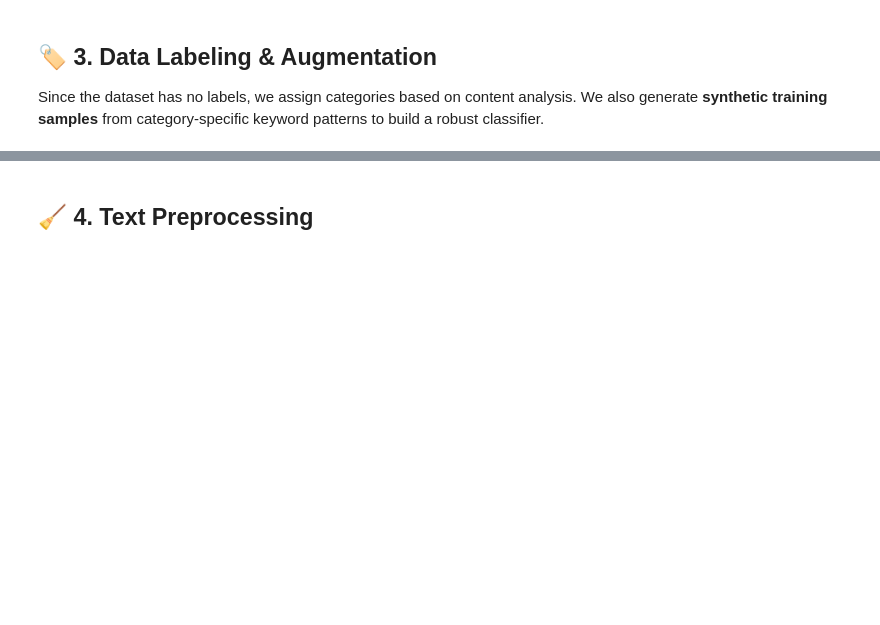
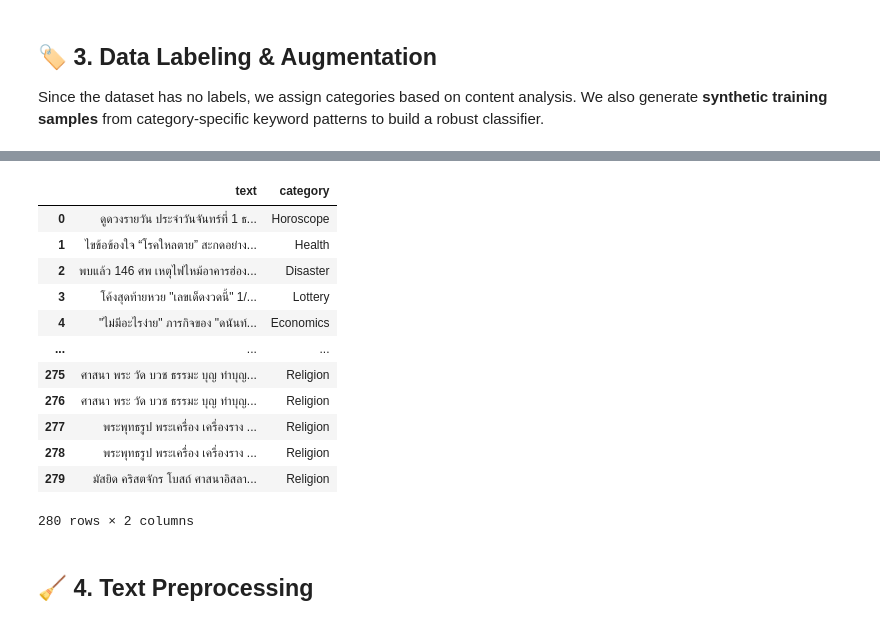
Before and after one commit to Krist-Kul/NLP-news-classification, a Jupyter notebook: thai_news_classifier.ipynb, the cells around one changed output, grey strips where cells are left out. Cells and saved outputs as stored; diff of their text form; code cells hidden in the pictures; blank space fills up the shorter version.

```diff
--- a/thai_news_classifier.ipynb
+++ b/thai_news_classifier.ipynb
@@ -204,3 +292,22 @@ Name: count, dtype: int64
+# %%
+train_df = train_df.replace('NaN', np.nan)
+train_df = train_df.dropna(subset=['category'])
+train_df = train_df.reset_index(drop=True)
+train_df
+# %% [output]
+|  | text | category |
+| 0 | ดูดวงรายวัน ประจำวันจันทร์ที่ 1 ธ... | Horoscope |
+| 1 | ไขข้อข้องใจ “โรคใหลตาย” สะกดอย่าง... | Health |
+| 2 | พบแล้ว 146 ศพ เหตุไฟไหม้อาคารฮ่อง... | Disaster |
+| 3 | โค้งสุดท้ายหวย "เลขเด็ดงวดนี้" 1/... | Lottery |
+| 4 | "ไม่มีอะไรง่าย" ภารกิจของ "ดนันท์... | Economics |
+| ... | ... | ... |
+| 275 | ศาสนา พระ วัด บวช ธรรมะ บุญ ทำบุญ... | Religion |
+| 276 | ศาสนา พระ วัด บวช ธรรมะ บุญ ทำบุญ... | Religion |
+| 277 | พระพุทธรูป พระเครื่อง เครื่องราง ... | Religion |
+| 278 | พระพุทธรูป พระเครื่อง เครื่องราง ... | Religion |
+| 279 | มัสยิด คริสตจักร โบสถ์ ศาสนาอิสลา... | Religion |
+280 rows × 2 columns
 # %% [markdown]
 ## 🧹 4. Text Preprocessing
 # %%
```
Also changed, not shown: parts of 15 cells of this notebook, 4 other files.
